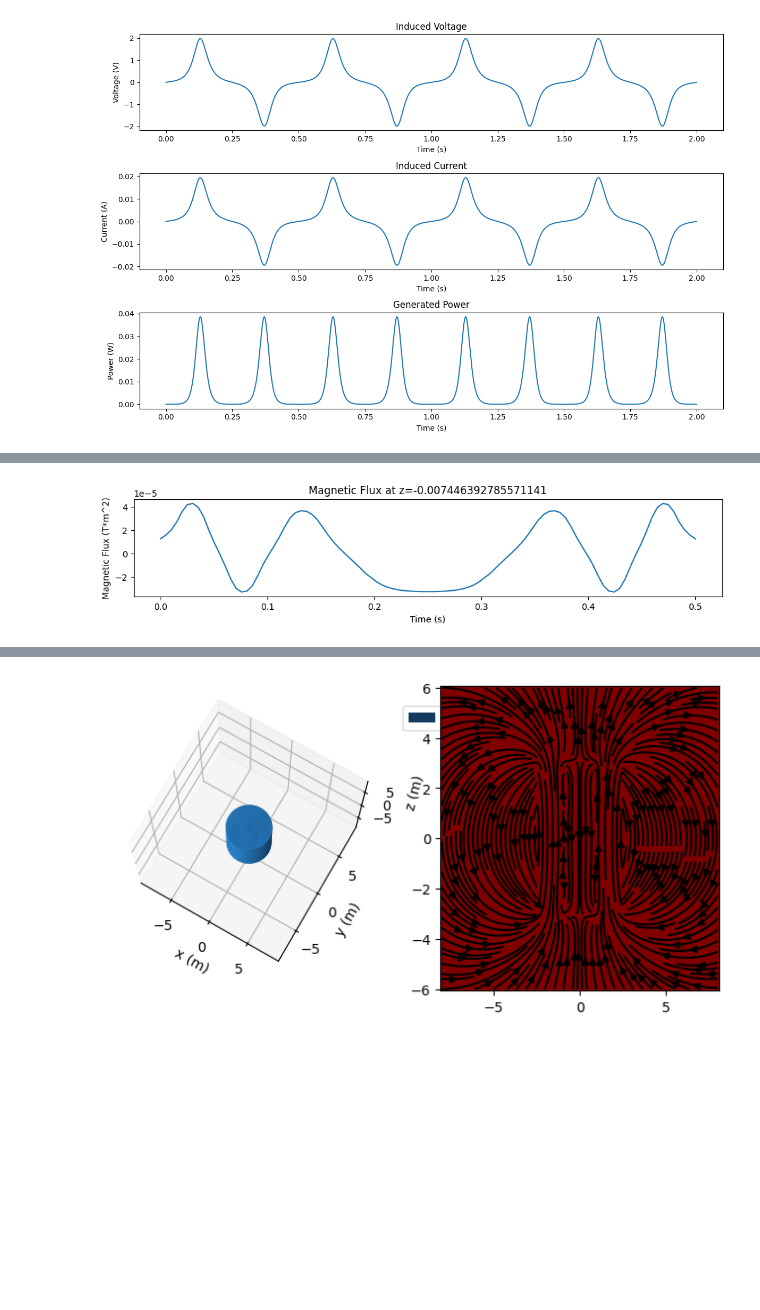
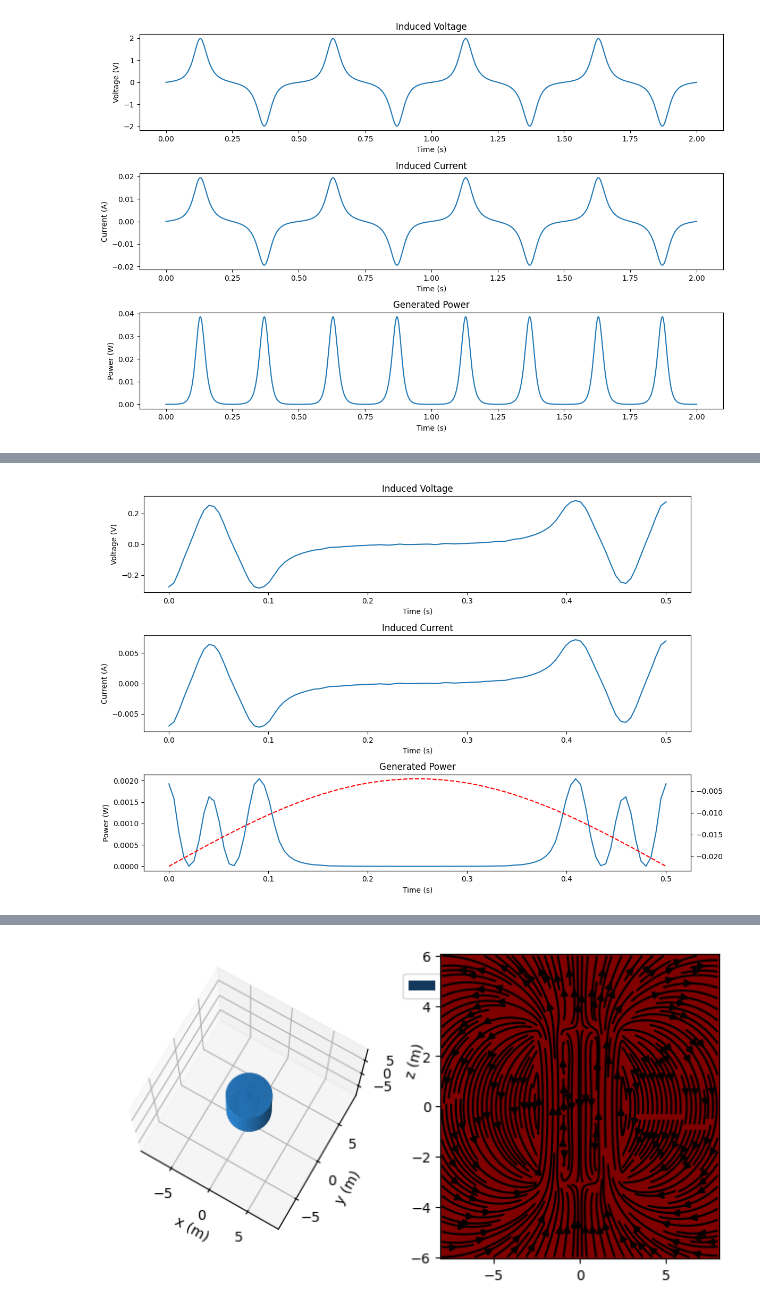
Before and after one commit to Sebleko/induction_generator, a Jupyter notebook: python/induction-simulation.ipynb, the cells around one changed output, grey strips where cells are left out. Drawn from its saved outputs; the diff is of its cells as text; code cells hidden in the pictures; blank space fills up the shorter version.

Commit message:
Continued research of multi magnet system

```diff
--- a/python/induction-simulation.ipynb
+++ b/python/induction-simulation.ipynb
@@ -493,7 +493,7 @@ def calculate_resistance_of_coil(wire_length, d_wire=0.0002, rho=1.68e-8):
     R = rho * wire_length / wire_cross_section
     return R
 
-multiplier = 1
+
 # Motion parameters
 offset = -0.0445/2  # Offset of the motion (m)
 amplitude = 0.02  # Amplitude of the motion (m)
@@ -503,9 +503,9 @@ omega = 2 * np.pi * frequency  # Angular frequency (rad/s)2
 # Physical constants
 magnetization = 1.27e6 # Magnetization of a neodymium magnet in A/m
 
-coil_length = 0.0445 * multiplier  # Length of the coil (m)
+coil_length = 0.0445  # Length of the coil (m)
 coil_radius = 0.0105 / 2  # Radius of the coil (m)
-N = 5772 / 2 * multiplier # Number of turns in the coil
+N = 5772 / 2 # Number of turns in the coil
 
 _, wire_length = calculate_inner_radius(coil_radius, coil_length, N, 0.0002)
 R = calculate_resistance_of_coil(wire_length, 0.0002, 1.68e-8)
@@ -521,7 +521,7 @@ magnet = create_optimized_multi_cylinder_magnet(magnet_radius, 0.003, 5, 0.0025,
 
 
 
-def calculate_voltage(t, z_func, r, N, coil_length, magnet, r_discretization=3, z_discretization=4):
+def calculate_voltage(t, z_func, r, N, coil_length, magnet, r_discretization=3, z_discretization=4, coil_orientation=[]):
     """
     Calculate the voltage across the coil by summing up the voltages across the coil segments.
 
@@ -536,10 +536,15 @@ def calculate_voltage(t, z_func, r, N, coil_length, magnet, r_discretization=3,
     - coil_length: Length of the coil
     - segment_length: Length of the coil segment
     - magnet: The magnet object used to calculate the magnetic flux density
+    - coil_orientation: An array indicating at what points the sign of the coil direction is flipped. Starts with +. Every entry in coil_orientation must be smaller than coil_length.
 
     Returns:
     - Voltage across the coil (array)
     """
+
+    # Assert that coil_orientation is sorted and that all values are smaller than coil_length and positive
+    assert all([0 <= x <= coil_length for x in coil_orientation]), "coil_orientation must be a list of positive values smaller than coil_length."
+    assert all([x < y for x, y in zip(coil_orientation, coil_orientation[1:])]), "coil_orientation must be sorted."
 
     z = np.vectorize(z_func)(t)
 
@@ -553,30 +558,60 @@ def calculate_voltage(t, z_func, r, N, coil_length, magnet, r_discretization=3,
     # Calculate the induced electric field
     E = -dB_dt / (2 * np.pi * r)
 
-    evaluate_at = z_discretization // 3
-    # Plot the magnetic flux at a specific position to debug.
-    plt.figure(figsize=(12, 2))
-    plt.plot(t, flux_through_segments[:, evaluate_at])
-    plt.title(f"Magnetic Flux at z={z_segments[evaluate_at]}")
-    plt.xlabel("Time (s)")
-    plt.ylabel("Magnetic Flux (T*m^2)")
-    plt.show()
-    #print("Magnet was at z = ", z[evaluate_at])
-    #Plot the electric field at a specific position to debug.
-    plt.figure(figsize=(12, 2))
-    plt.plot(t, E[:, evaluate_at])
-    plt.title(f"Electric Field at z={z_segments[evaluate_at]}")
-    plt.xlabel("Time (s)")
-    plt.ylabel("Electric Field (V/m)")
-    plt.show()
+    # Compile a numpy array based on the coil_orientation array
+    field_sign = np.ones(E.shape[1])
+    previous_end = 0
+    for index, z in enumerate(coil_orientation):
+        start_index = int(previous_end / coil_length * z_discretization)
+        end_index = int(z / coil_length * z_discretization)
+        previous_end = z
 
+        if index % 2 == 0:
+            field_sign[start_index:end_index] = 1
+        else:
+            field_sign[start_index:end_index] = -1
+
+    # Apply the sign of the last segment
+    if len(coil_orientation) % 2 == 1:
+        field_sign[int(previous_end / coil_length * z_discretization):] = -1
+
+    #print("Field sign: ", field_sign)
+    # print("Field sign: ", field_sign)
+
+    # evaluate_at = z_discretization // 3
+    # # Plot the magnetic flux at a specific position to debug.
+    # plt.figure(figsize=(12, 2))
+    # plt.plot(t, flux_through_segments[:, evaluate_at])
+    # plt.title(f"Magnetic Flux at z={z_segments[evaluate_at]}")
+    # plt.xlabel("Time (s)")
+    # plt.ylabel("Magnetic Flux (T*m^2)")
+    # plt.show()
+
+
+    # # Plot the field signs
+    # plt.figure(figsize=(12, 2))
+    # plt.plot(z_segments, field_sign)
+    # plt.title(f"Field Sign at z={z_segments[evaluate_at]}")
+    # plt.xlabel("Time (s)")
+    # plt.ylabel("Field Sign")
+    # plt.show()
+
+
+    # # #print("Magnet was at z = ", z[evaluate_at])
+    # # #Plot the electric field at a specific position to debug.
+    # plt.figure(figsize=(12, 2))
+    # plt.plot(t, E[:, evaluate_at])
+    # plt.title(f"Electric Field at z={z_segments[evaluate_at]}")
+    # plt.xlabel("Time (s)")
+    # plt.ylabel("Electric Field (V/m)")
+    # plt.show()
 
 
     # Calculate the parallel component of the wire
     parallel_component_of_the_wire = 2 * np.pi * r * N / coil_length * segment_length
 
     # Calculate the total voltage across the coil
-    V = np.sum(E * parallel_component_of_the_wire, axis=1)
+    V = np.sum(E * field_sign * parallel_component_of_the_wire, axis=1)
 
     return V
 
@@ -586,7 +621,7 @@ t = np.linspace(0, 0.5, 100)  # Time from 0 to 1 seconds
 
 equation_of_motion = lambda t: amplitude * np.sin(omega * t) + offset
 # Calculate the voltage across the coil by summing up the voltages across the coil segments
-V = calculate_voltage(t, equation_of_motion, coil_radius, N, coil_length, magnet, r_discretization=20, z_discretization=500*multiplier)
+V = calculate_voltage(t, equation_of_motion, coil_radius, N, coil_length, magnet, r_discretization=20, z_discretization=100)
 
 plot(t, V, R, equation_of_motion)
 #0.009
@@ -594 +631 @@ plot(t, V, R, equation_of_motion)
-[figure, old version]
+[figure, new version]
```
Also changed, not shown: parts of 14 cells of this notebook.
